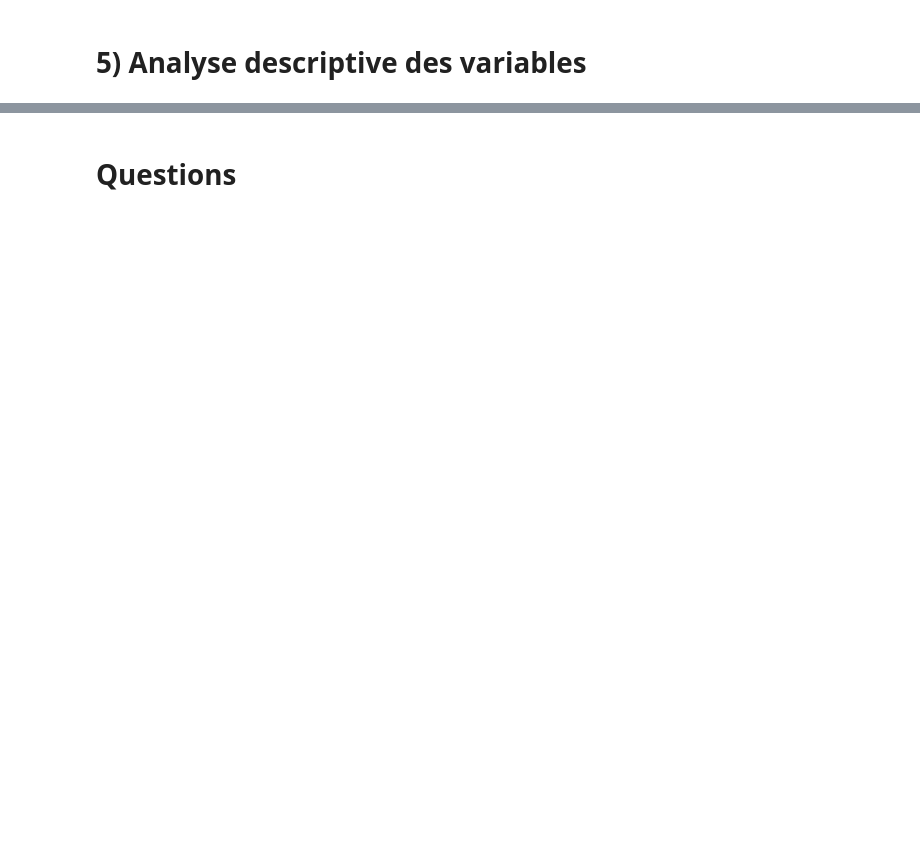
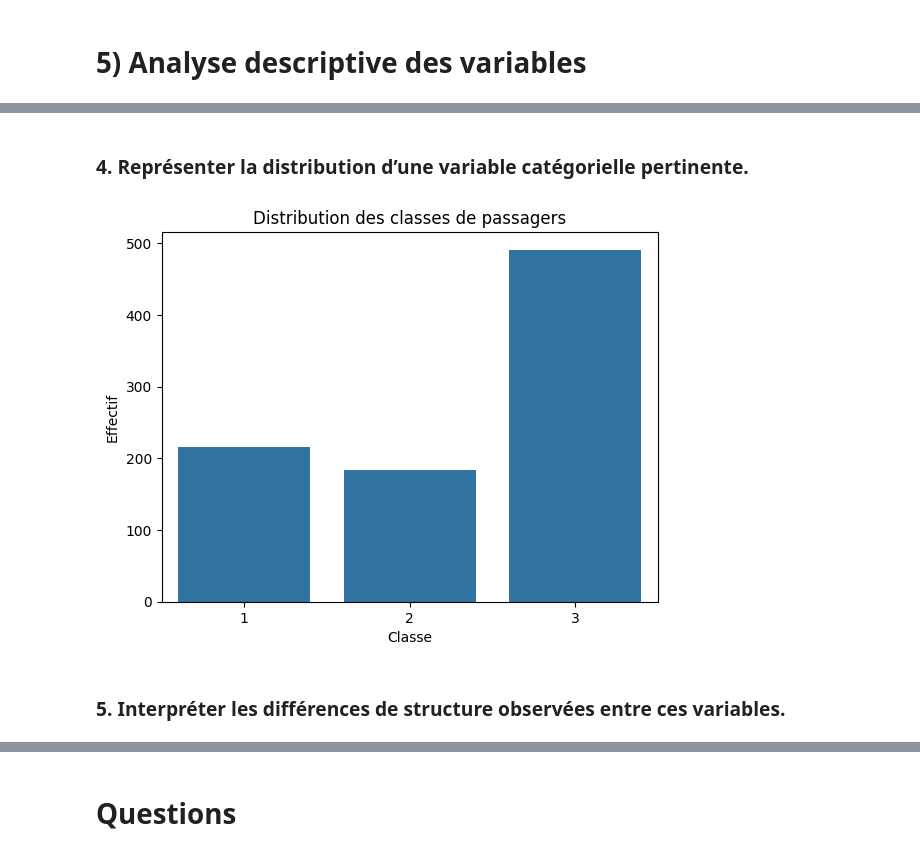
Before and after one commit to SauSauN/Data_Nelly_Academic_Project, a Jupyter notebook: Data_viz_tp2.ipynb, the cells around one changed output, grey strips where cells are left out. Drawn from its saved outputs; the diff is of its cells as text; code cells hidden in the pictures; blank space fills up the shorter version.

```diff
--- a/Data_viz_tp2.ipynb
+++ b/Data_viz_tp2.ipynb
@@ -305,0 +347,13 @@ Variable utile pour les modèles prédictifs : elle synthétise sibsp et parch e
+# %% [markdown]
+### 4. Représenter la distribution d’une variable catégorielle pertinente.
+# %%
+plt.figure()
+sns.countplot(x='pclass', data=df)
+plt.title("Distribution des classes de passagers")
+plt.xlabel("Classe")
+plt.ylabel("Effectif")
+plt.show()
+# %% [output]
+[figure, added]
+# %% [markdown]
+### 5. Interpréter les différences de structure observées entre ces variables.
```
Also changed, not shown: parts of 14 cells of this notebook.
